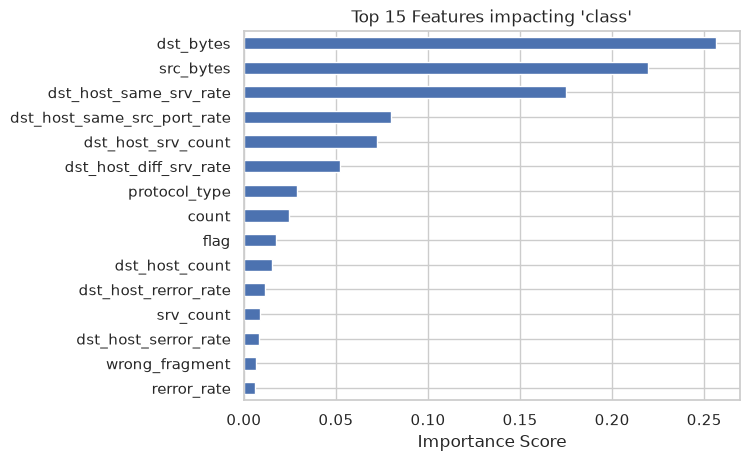
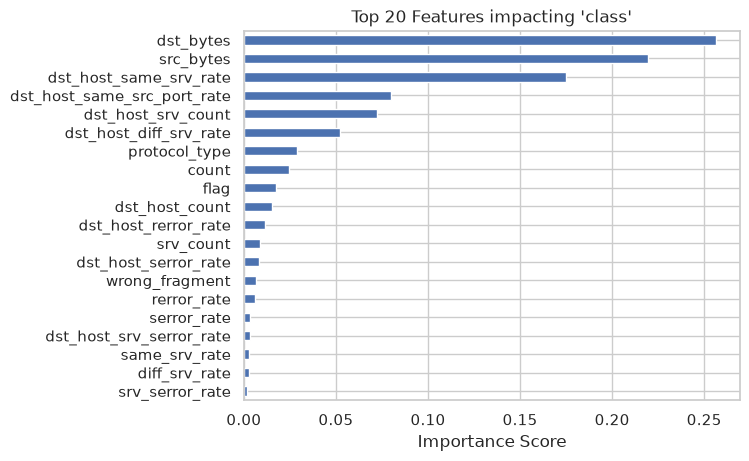
The notebook cell's code change between the first figure and the second:
--- before
+++ after
@@ -8,6 +8,8 @@
 importances = importances.sort_values(ascending=False)
 
-importances.head(15).plot(kind='barh').invert_yaxis()
-plt.title("Top 15 Features impacting 'class'")
+sample_rf_cols = importances.head(20).index.to_list()
+
+importances.head(20).plot(kind='barh').invert_yaxis()
+plt.title("Top 20 Features impacting 'class'")
 plt.xlabel("Importance Score")
 plt.show()

Commit: additional experiments